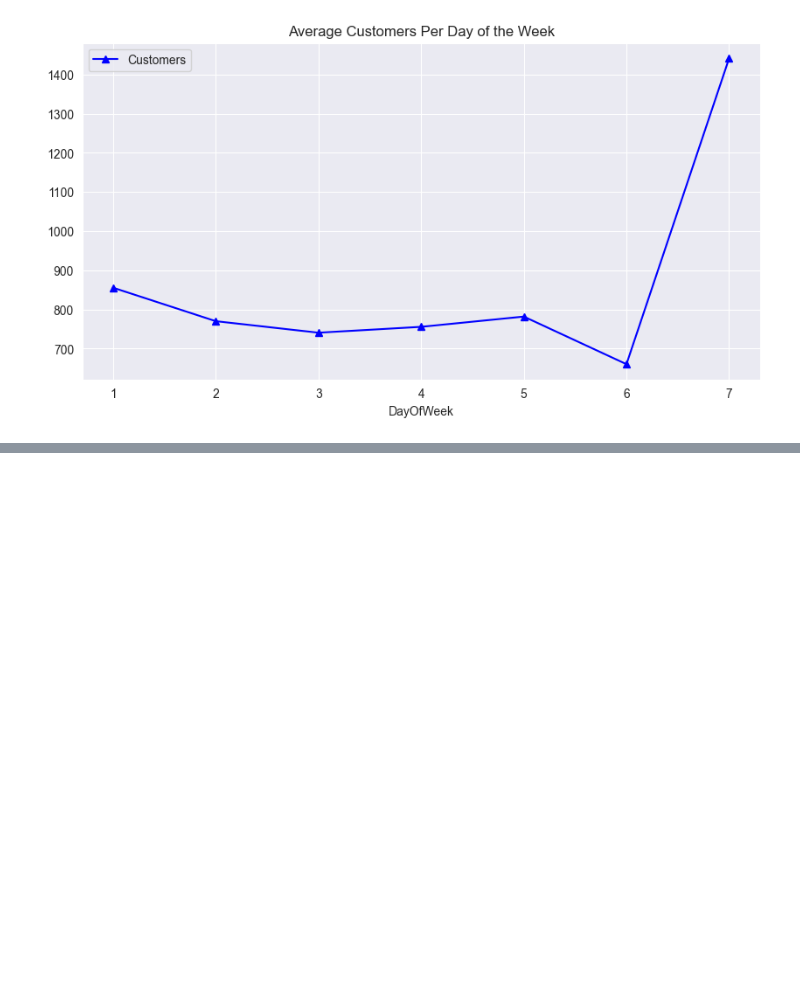
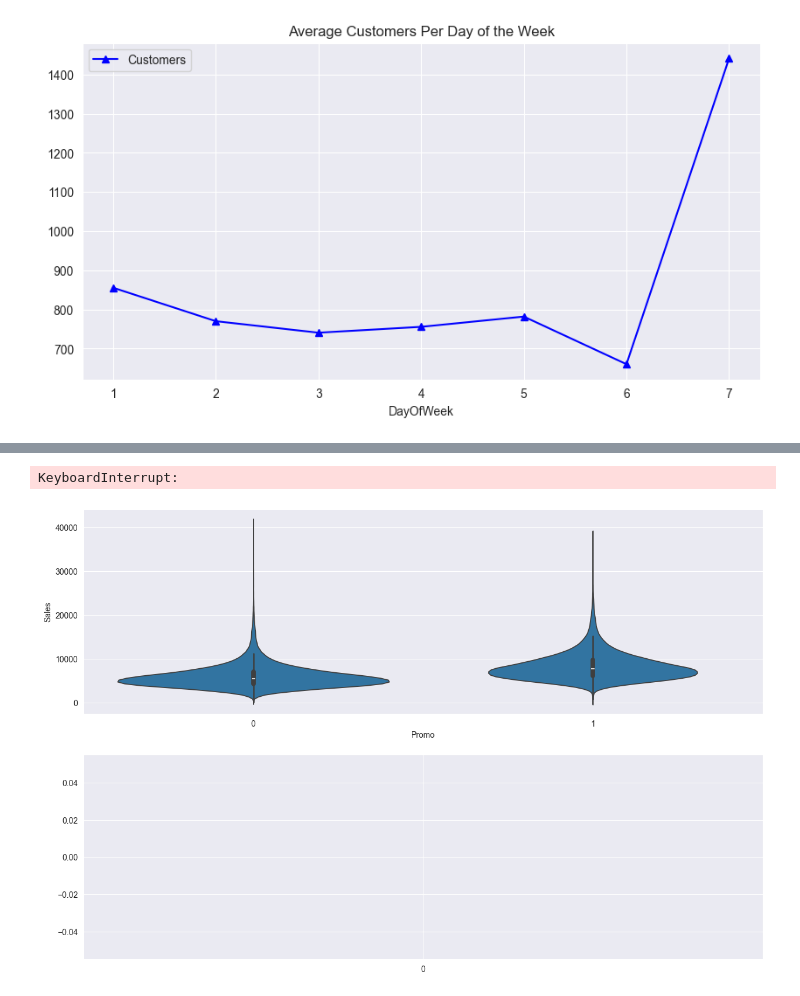
Before and after one commit to ToanNV/bps-asm, a Jupyter notebook: asm2/rossmann_store_sales_solution.ipynb, the cells around one changed output, grey strips where cells are left out. Cells and saved outputs as stored; diff of their text form; code cells hidden in the pictures; blank space fills up the shorter version.

Commit message:
Draw up the sale charts

```diff
--- a/asm2/rossmann_store_sales_solution.ipynb
+++ b/asm2/rossmann_store_sales_solution.ipynb
@@ -432,0 +441,11 @@ TypeError: agg function failed [how->mean,dtype->object]
+# %%
+plt.figure(figsize=[15,10])
+
+plt.subplot(211)
+sns.violinplot(x = 'Promo', y = 'Sales', data = sales_train_all_df)
+
+plt.subplot(212)
+sns.violinplot(x = 'Promo', y = 'Customers', data = sales_train_all_df)
+# %% [output]
+KeyboardInterrupt:
+[figure, added]
```
Also changed, not shown: parts of 2 cells of this notebook.
